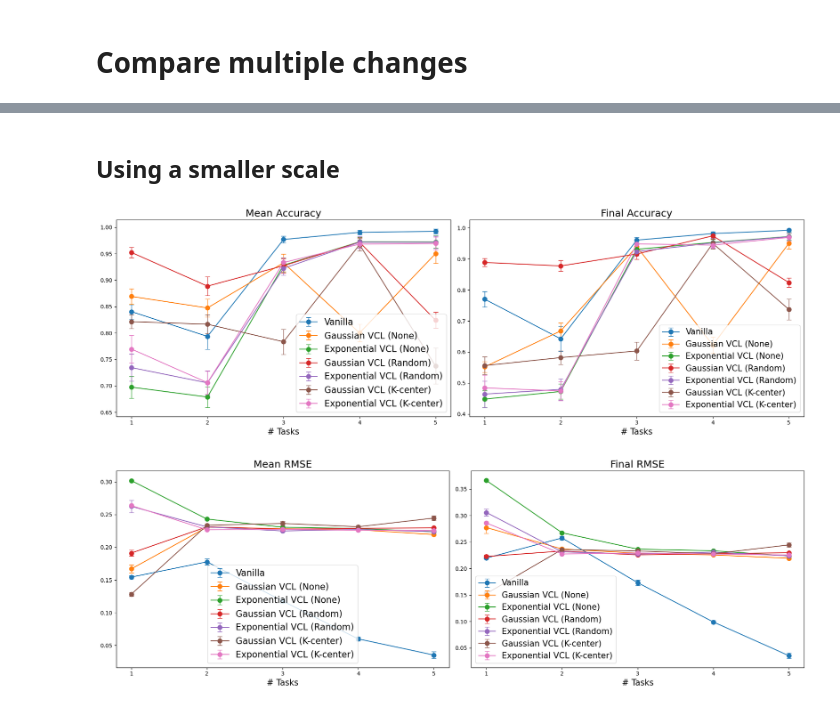
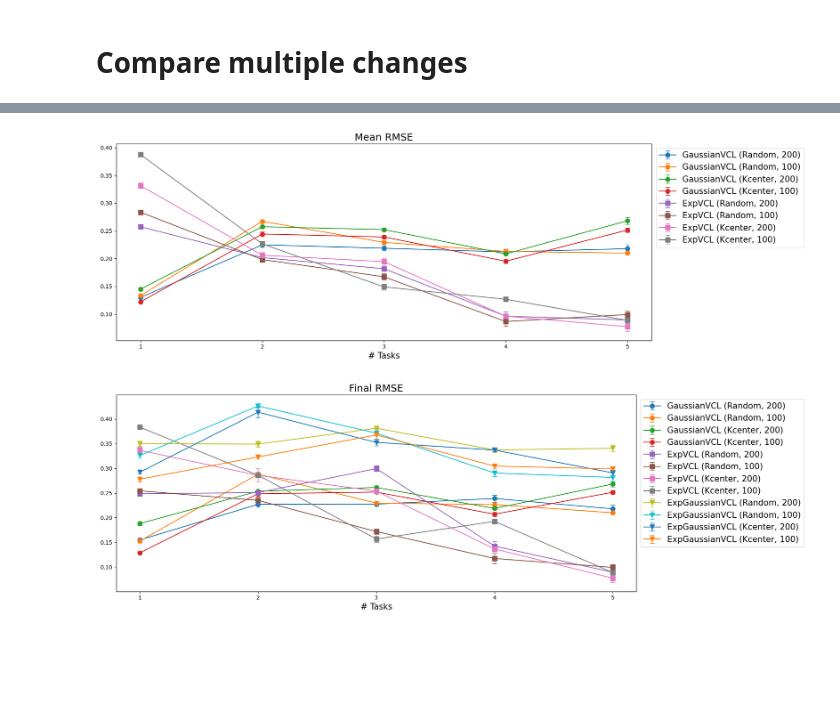
Before and after one commit to 7angel4/VCL-extensions, a Jupyter notebook: experiments.ipynb, the cells around one changed output, grey strips where cells are left out. Saved outputs shown, nothing was run; the diff lists cells and outputs as text; code cells hidden in the pictures; blank space fills up the shorter version.

```diff
--- a/experiments.ipynb
+++ b/experiments.ipynb
@@ -114,5 +174,8 @@ reg_all_results, reg_all_std = run_experiment_multi(configs)
 # %%
-plot_mean_results(ExperimentConfig(task_type='regression'), reg_all_results, results_std=reg_all_std)
-plot_final_results(ExperimentConfig(task_type='regression'), reg_all_results, results_std=reg_all_std)
+plot_mean_results(ExperimentConfig(task_type='regression'), reg_all_results, results_std=reg_all_std,
+                 mname_filter=(lambda m : 'None' not in m and m != VANILLA_MODEL and 'ExpGaussian' not in m))
+plot_final_results(ExperimentConfig(task_type='regression'), reg_all_results, results_std=reg_all_std,
+                  mname_filter=(lambda m : 'None' not in m and m != VANILLA_MODEL))
+# %% [output]
+[figure, added]
+[figure, added]
-# %% [markdown]
-## Using a smaller scale
@@ -124,5 +181,0 @@ small_scale_cla_results, small_scale_cla_std = run_experiment_multi(task_type='c
-# %%
-plot_results(ExperimentConfig(task_type='classification', init_prior_scale=0.01),
-             small_scale_cla_results, results_std=small_scale_cla_std)
-# %% [output]
-[figure, removed]
@@ -134,5 +181,0 @@ small_scale_reg_results, small_scale_reg_std = run_experiment_multi(task_type='r
-# %%
-plot_results(ExperimentConfig(task_type='regression', init_prior_scale=0.01),
-             small_scale_reg_results, results_std=small_scale_reg_std)
-# %% [output]
-[figure, removed]
```
Also changed, not shown: parts of 24 cells of this notebook, 7 other files.
